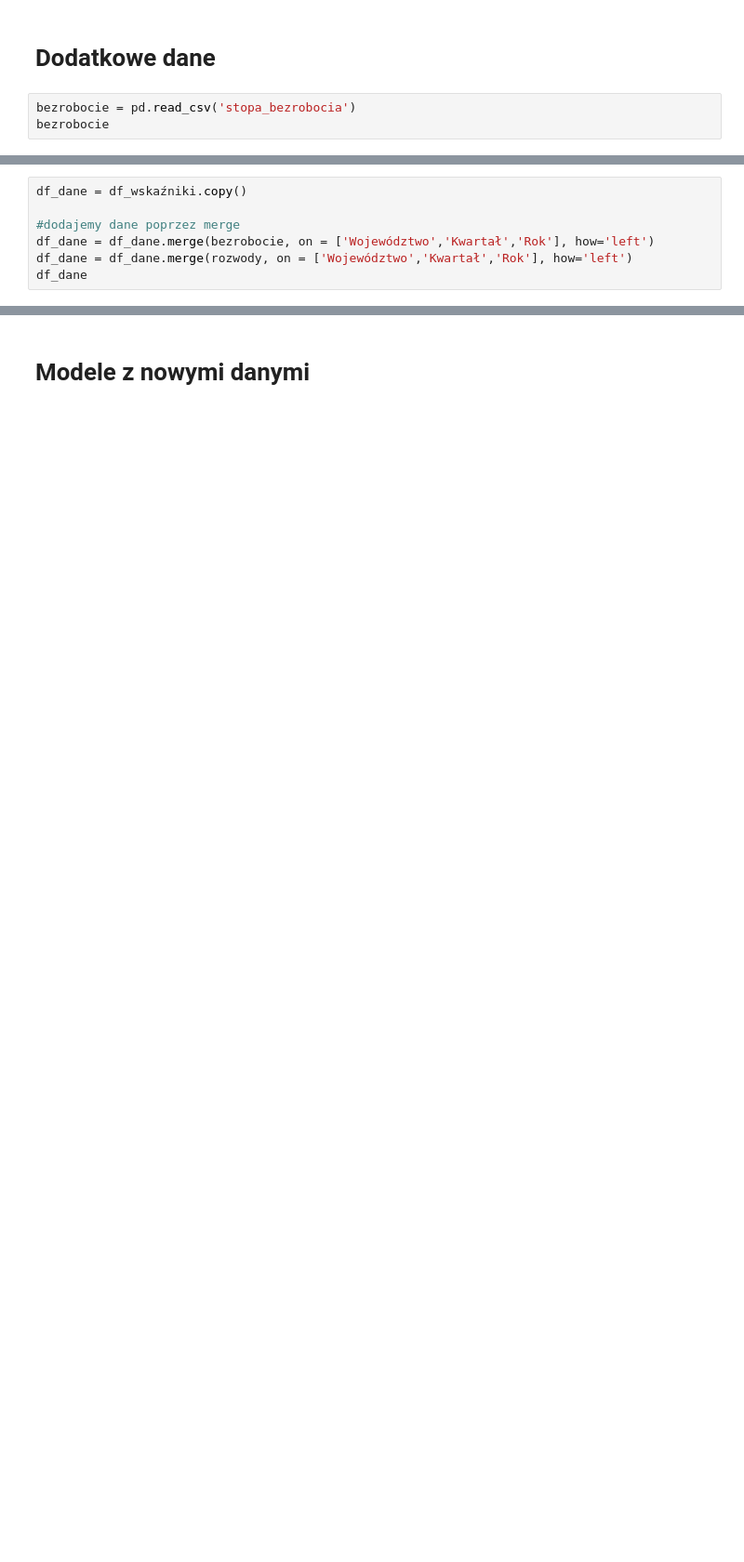
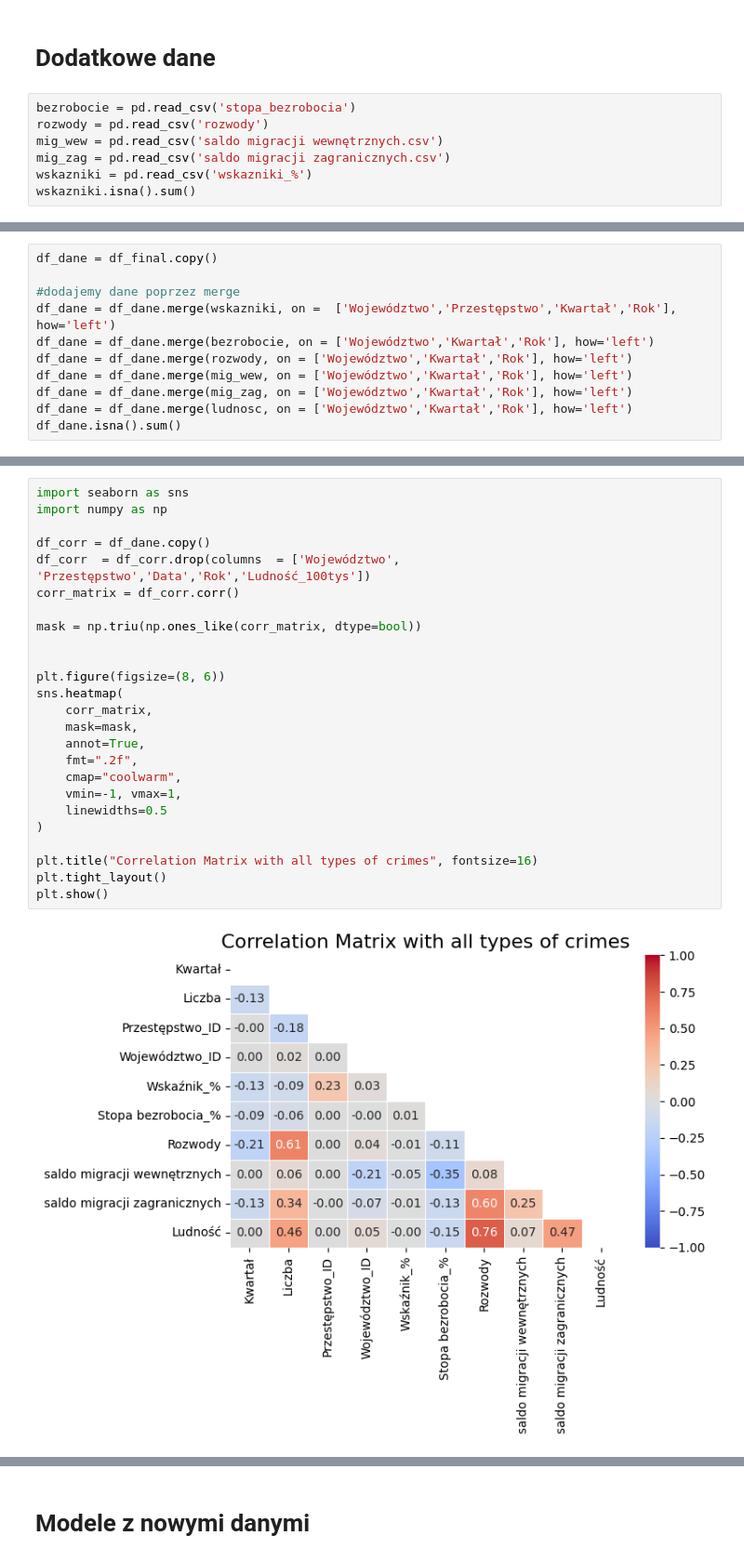
Before and after one commit to wwielakowska/in-ynierka, a Jupyter notebook: crime_code.ipynb, the cells around one changed output, grey strips where cells are left out. Shown at 93% size. Cells and saved outputs as stored; diff of their text form; blank space fills up the shorter version.

Commit message:
doatkowe dane + analiza

```diff
--- a/crime_code.ipynb
+++ b/crime_code.ipynb
@@ -1417,5 +1364,9 @@ wykresy dla naj częstszych i najrzadszych w polsce
 # Dodatkowe dane
 # %%
 bezrobocie = pd.read_csv('stopa_bezrobocia')
-bezrobocie
+rozwody = pd.read_csv('rozwody')
+mig_wew = pd.read_csv('saldo migracji wewnętrznych.csv')
+mig_zag = pd.read_csv('saldo migracji zagranicznych.csv')
+wskazniki = pd.read_csv('wskazniki_%')
+wskazniki.isna().sum()
 # %% [output]
@@ -1452,8 +1381,12 @@ rozwody
 # %%
-df_dane = df_wskaźniki.copy()
+df_dane = df_final.copy()
 
 #dodajemy dane poprzez merge
+df_dane = df_dane.merge(wskazniki, on =  ['Województwo','Przestępstwo','Kwartał','Rok'], how='left')
 df_dane = df_dane.merge(bezrobocie, on = ['Województwo','Kwartał','Rok'], how='left')
 df_dane = df_dane.merge(rozwody, on = ['Województwo','Kwartał','Rok'], how='left')
-df_dane
+df_dane = df_dane.merge(mig_wew, on = ['Województwo','Kwartał','Rok'], how='left')
+df_dane = df_dane.merge(mig_zag, on = ['Województwo','Kwartał','Rok'], how='left')
+df_dane = df_dane.merge(ludnosc, on = ['Województwo','Kwartał','Rok'], how='left')
+df_dane.isna().sum()
 # %% [output]
@@ -1474,0 +1430,27 @@ moze nie tylko ogółem? mona poszukac jakiś związań??
+# %%
+import seaborn as sns
+import numpy as np
+
+df_corr = df_dane.copy()
+df_corr  = df_corr.drop(columns  = ['Województwo', 'Przestępstwo','Data','Rok','Ludność_100tys'])
+corr_matrix = df_corr.corr()
+
+mask = np.triu(np.ones_like(corr_matrix, dtype=bool))
+
+
+plt.figure(figsize=(8, 6))
+sns.heatmap(
+    corr_matrix,
+    mask=mask,
+    annot=True,
+    fmt=".2f",
+    cmap="coolwarm",
+    vmin=-1, vmax=1,
+    linewidths=0.5
+)
+
+plt.title("Correlation Matrix with all types of crimes", fontsize=16)
+plt.tight_layout()
+plt.show()
+# %% [output]
+[figure, added]
```
Also changed, not shown: parts of 69 cells of this notebook, 18 other files.
